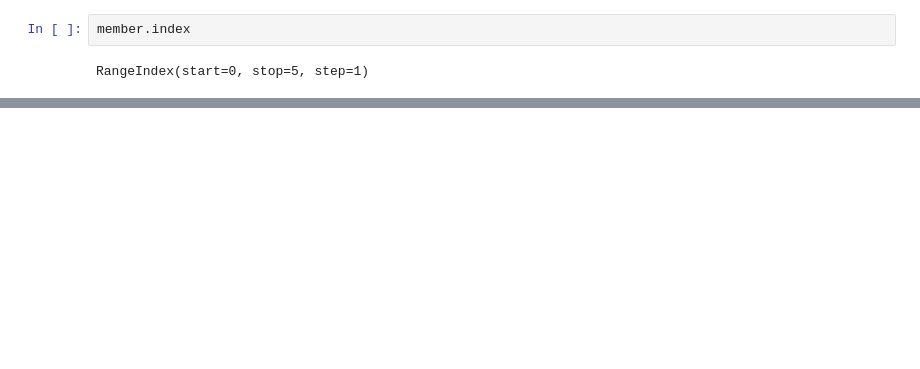
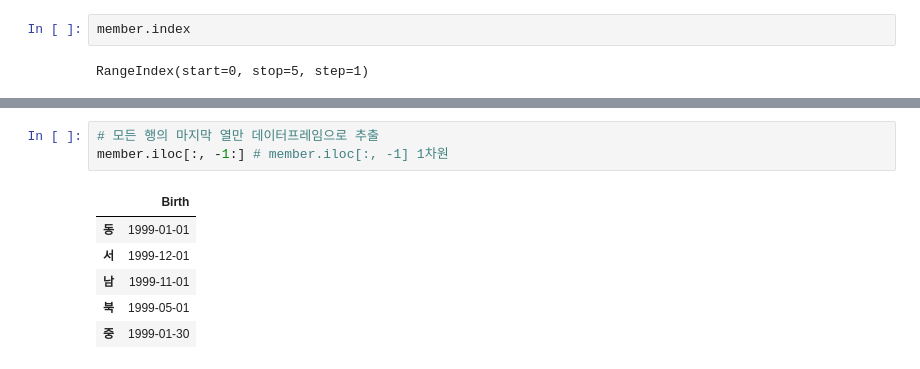
Before and after one commit to comlec/ai_x, a Jupyter notebook: source/01_python/ch11_데이터프레임과시리즈(Pandas)_1절~8절.ipynb, the cells around one changed output, grey strips where cells are left out. Cells and saved outputs as stored; diff of their text form; blank space fills up the shorter version.

```diff
--- a/source/01_python/ch11_데이터프레임과시리즈(Pandas)_1절~8절.ipynb
+++ b/source/01_python/ch11_데이터프레임과시리즈(Pandas)_1절~8절.ipynb
@@ -872,0 +873,10 @@ member.iloc[::2, :-1]
+# %%
+# 모든 행의 마지막 열만 데이터프레임으로 추출
+member.iloc[:, -1:] # member.iloc[:, -1] 1차원
+# %% [output]
+|  | Birth |
+| 동 | 1999-01-01 |
+| 서 | 1999-12-01 |
+| 남 | 1999-11-01 |
+| 북 | 1999-05-01 |
+| 중 | 1999-01-30 |
```
Also changed, not shown: parts of 106 cells of this notebook.
